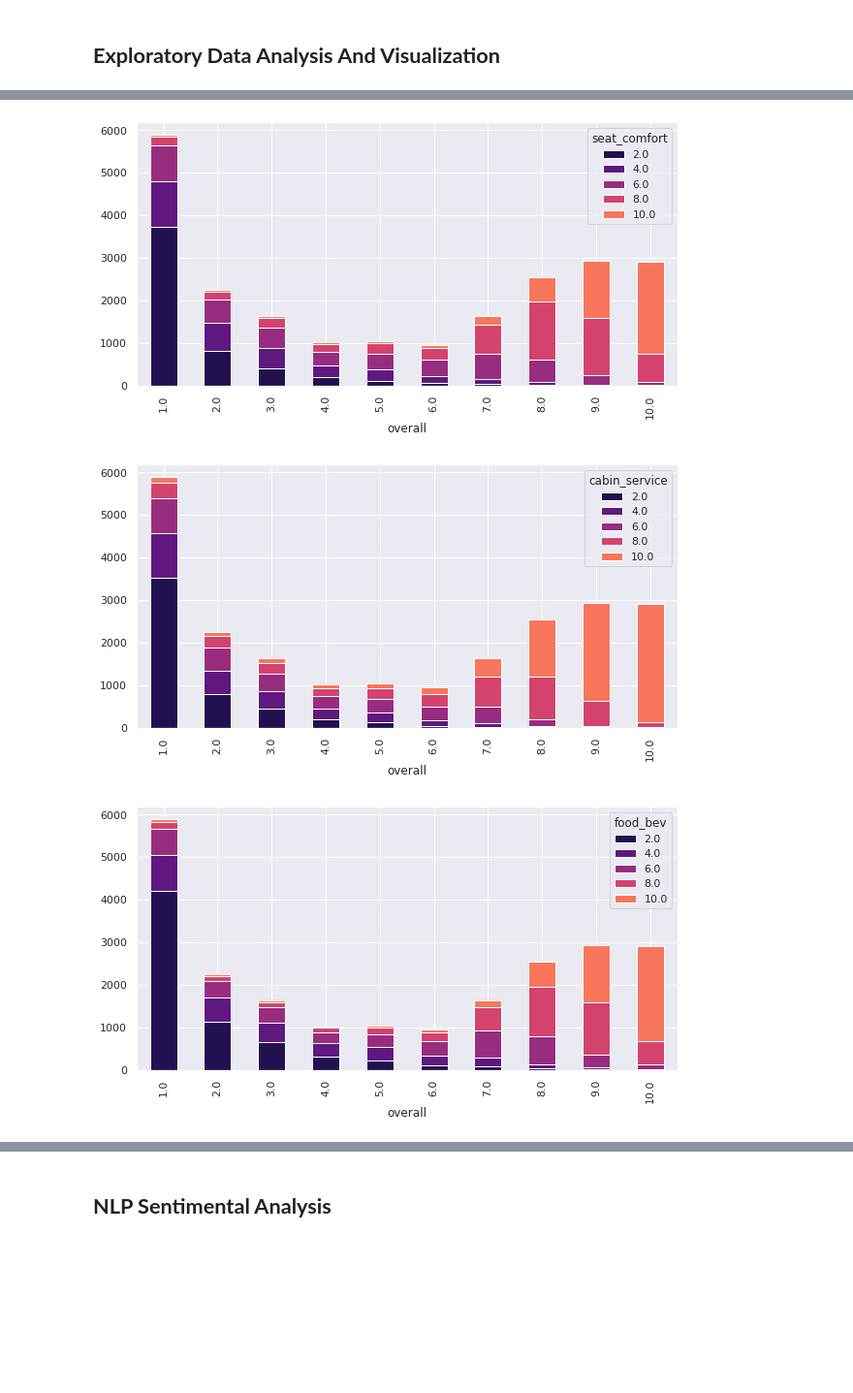
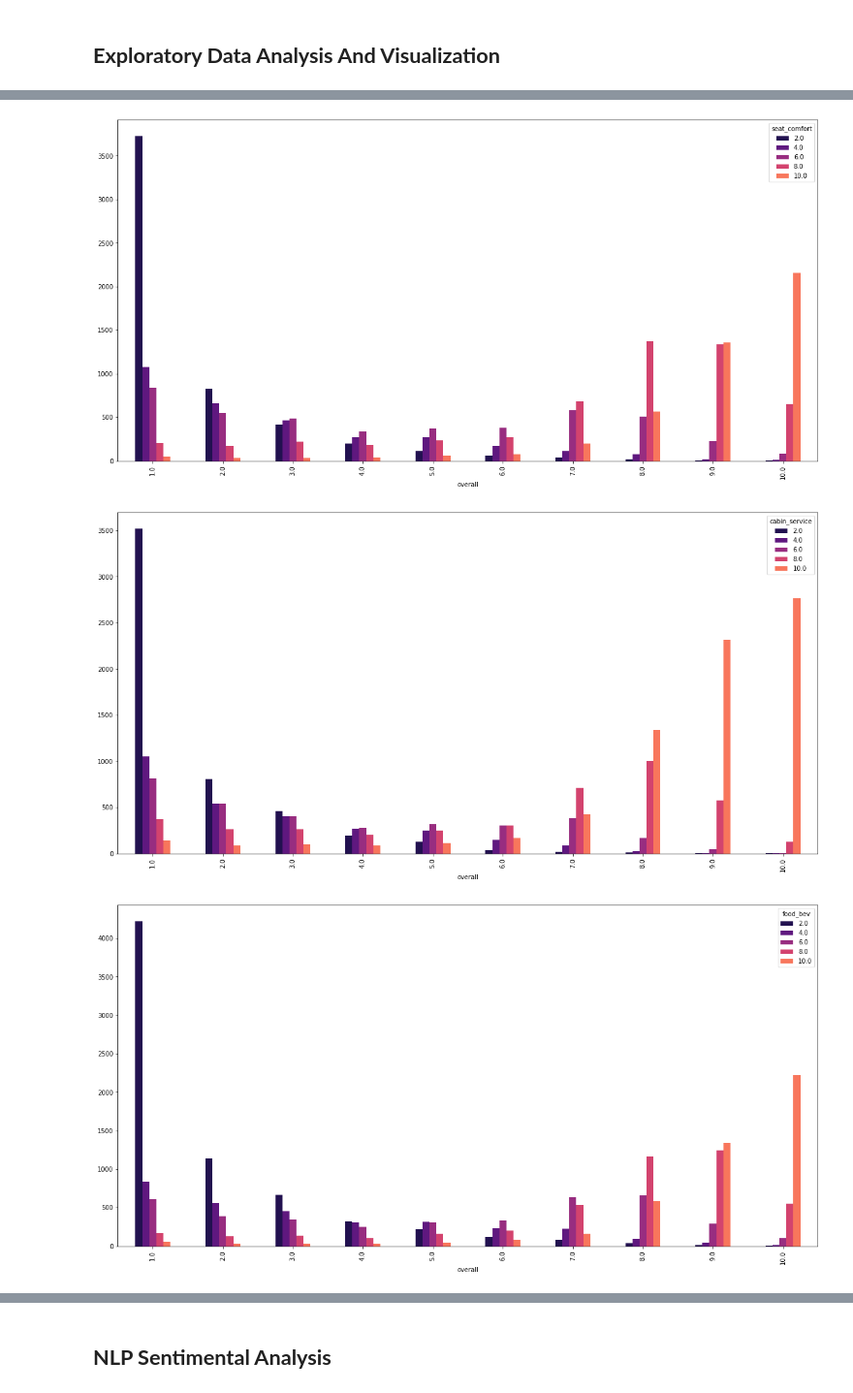
Before and after one commit to NayanaPradeep/Airline-Passenger-Referral-Prediction, a Jupyter notebook: Airline_Passenger_Referral_Prediction_Capstone_Project.ipynb, the cells around one changed output, grey strips where cells are left out. Shown at 97% size. Cells and saved outputs as stored; diff of their text form; code cells hidden in the pictures; blank space fills up the shorter version.

```diff
--- a/Airline_Passenger_Referral_Prediction_Capstone_Project.ipynb
+++ b/Airline_Passenger_Referral_Prediction_Capstone_Project.ipynb
@@ -31,44 +31,36 @@ Feature descriptions briefly as follows:
 ## **Importing the libraries**
 # %%
 #Import the necessary libraries
-
-import pandas as pd
-import warnings
-warnings.filterwarnings('ignore')
 
 import numpy as np
 import pandas as pd
 import matplotlib.pyplot as plt
 import seaborn as sns
-sns.set()
+
 %matplotlib inline
 
 from sklearn.linear_model import LogisticRegression
+
+from sklearn.ensemble import RandomForestClassifier
+from sklearn.tree import DecisionTreeClassifier
+from sklearn.neighbors import KNeighborsClassifier
+from sklearn.preprocessing import LabelEncoder
+
+from sklearn import model_selection
+from sklearn.model_selection import train_test_split
+from sklearn.model_selection import GridSearchCV
+
 from sklearn import metrics
-from sklearn.preprocessing import scale
-from sklearn.model_selection import train_test_split
 from sklearn.metrics import classification_report
 from sklearn.metrics import confusion_matrix
-from sklearn.metrics import accuracy_score
+from sklearn.metrics import accuracy_score,precision_score
+from sklearn.metrics import recall_score,f1_score
+from sklearn.metrics import roc_curve, roc_auc_score
 
-from scipy.stats import zscore
-from sklearn.feature_extraction.text import CountVectorizer
-from sklearn.naive_bayes import GaussianNB
-from sklearn.neighbors import KNeighborsClassifier
-from sklearn import model_selection
-from sklearn.preprocessing import LabelEncoder , MinMaxScaler
+import lightgbm
 
-import pandas as pd
-import numpy as np
-import matplotlib.pyplot as plt
-import seaborn as sns
-import lightgbm as lgb
-from scipy import stats
-from sklearn.ensemble import RandomForestClassifier
-from sklearn.linear_model import LogisticRegression
-from sklearn.preprocessing import MinMaxScaler, LabelEncoder, StandardScaler
-from sklearn.model_selection import train_test_split
-from sklearn.metrics import accuracy_score,classification_report,roc_curve, roc_auc_score, confusion_matrix
+import warnings
+warnings.filterwarnings('ignore')
 # %% [markdown]
 ## **Reading the Dataset**
 # %%
@@ -375,10 +430,11 @@ airline_df["value_for_money"] = airline_df["value_for_money"]*2
 review_columns = ['overall','seat_comfort','cabin_service','food_bev','entertainment', 'ground_service', 'value_for_money']
 # %%
+#Understanding the relationship of the various kinds of ratings with the overall ratings using a loop
 sns.set_palette('magma')
 for i in review_columns[1:]:
   x = airline_df.groupby([airline_df['overall']])
-  x[i].value_counts().unstack().plot(kind= 'bar',stacked = True, figsize=(10,5))
+  x[i].value_counts().unstack().plot(kind= 'bar', figsize=(20,10))
 # %% [output]
-[figure, old version]
+[figure, new version]
-[figure, old version]
+[figure, new version]
-[figure, old version]
+[figure, new version]
```
Also changed, not shown: parts of 120 cells of this notebook.
